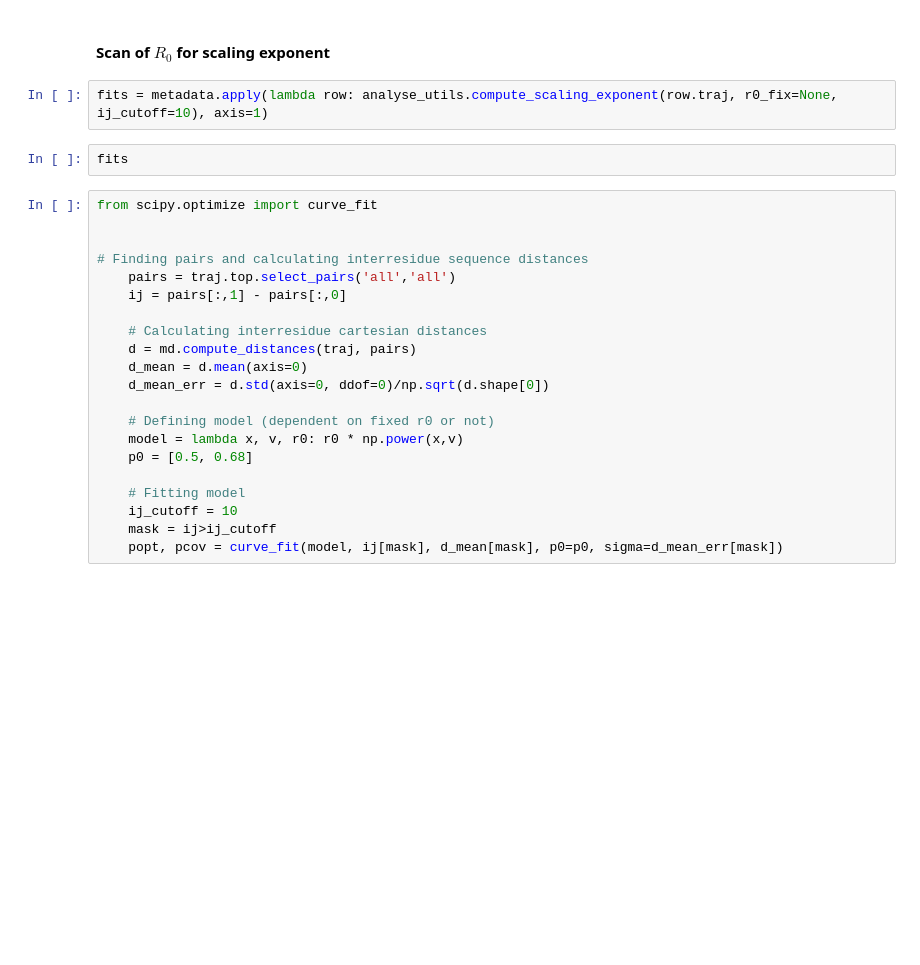
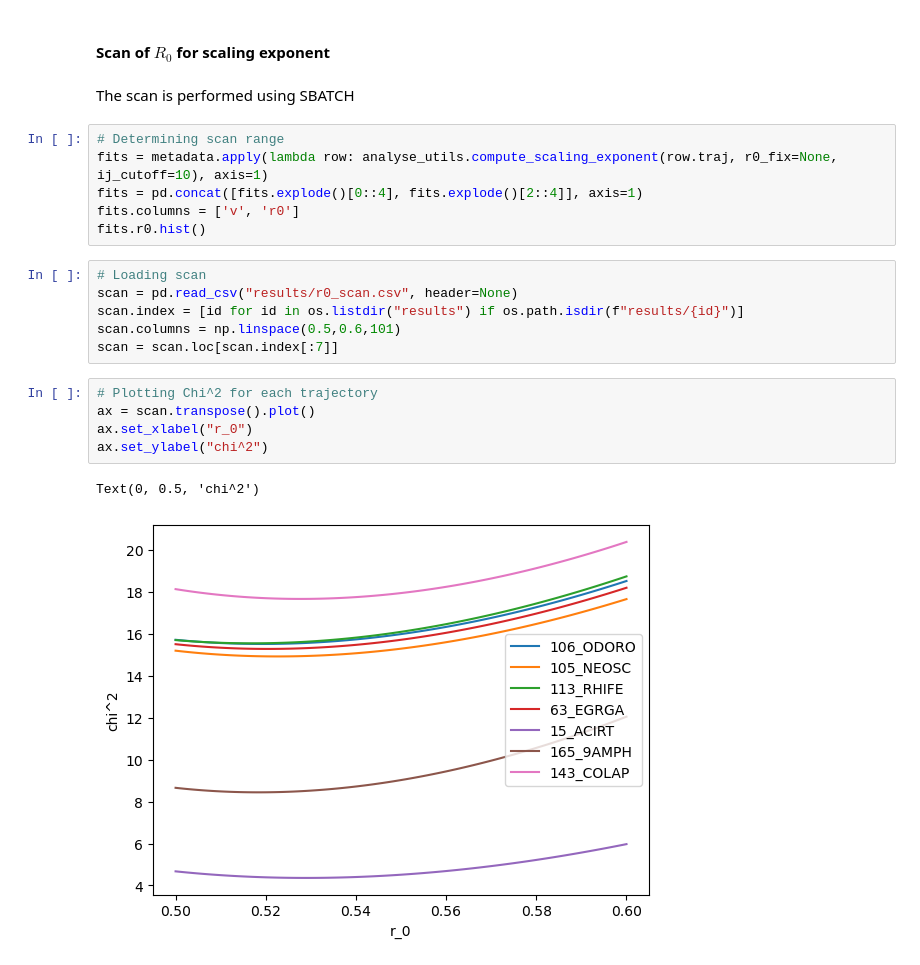
Before and after one commit to frederikespersen/OrthoIDP, a Jupyter notebook: exp/ortho_h1-0/ortho_h1-0.ipynb, the cells around one changed output. Drawn from its saved outputs; the diff is of its cells as text; blank space fills up the shorter version.

```diff
--- a/exp/ortho_h1-0/ortho_h1-0.ipynb
+++ b/exp/ortho_h1-0/ortho_h1-0.ipynb
@@ -603,28 +604,25 @@ sns.pairplot(struc[['Length', '<Rg>', '<b>', '<c>', '<k>', '<Re>', 'v', 'outlier
 [figure]
 # %% [markdown]
 #### Scan of $R_0$ for scaling exponent
+# %% [markdown]
+The scan is performed using SBATCH
 # %%
+# Determining scan range
 fits = metadata.apply(lambda row: analyse_utils.compute_scaling_exponent(row.traj, r0_fix=None, ij_cutoff=10), axis=1)
+fits = pd.concat([fits.explode()[0::4], fits.explode()[2::4]], axis=1)
+fits.columns = ['v', 'r0']
+fits.r0.hist()
-# %%
-fits
-# %%
-from scipy.optimize import curve_fit
-
-
-# Finding pairs and calculating interresidue sequence distances
-    pairs = traj.top.select_pairs('all','all')
-    ij = pairs[:,1] - pairs[:,0]
-
-    # Calculating interresidue cartesian distances
-    d = md.compute_distances(traj, pairs)
-    d_mean = d.mean(axis=0)
-    d_mean_err = d.std(axis=0, ddof=0)/np.sqrt(d.shape[0])
-
-    # Defining model (dependent on fixed r0 or not)
-    model = lambda x, v, r0: r0 * np.power(x,v)
-    p0 = [0.5, 0.68]
-
-    # Fitting model
-    ij_cutoff = 10
-    mask = ij>ij_cutoff
-    popt, pcov = curve_fit(model, ij[mask], d_mean[mask], p0=p0, sigma=d_mean_err[mask])
+# %%
+# Loading scan
+scan = pd.read_csv("results/r0_scan.csv", header=None)
+scan.index = [id for id in os.listdir("results") if os.path.isdir(f"results/{id}")]
+scan.columns = np.linspace(0.5,0.6,101)
+scan = scan.loc[scan.index[:7]]
+# %%
+# Plotting Chi^2 for each trajectory
+ax = scan.transpose().plot()
+ax.set_xlabel("r_0")
+ax.set_ylabel("chi^2")
+# %% [output]
+Text(0, 0.5, 'chi^2')
+[figure, added]
```
Also changed, not shown: parts of 8 cells of this notebook, 1 other file.
